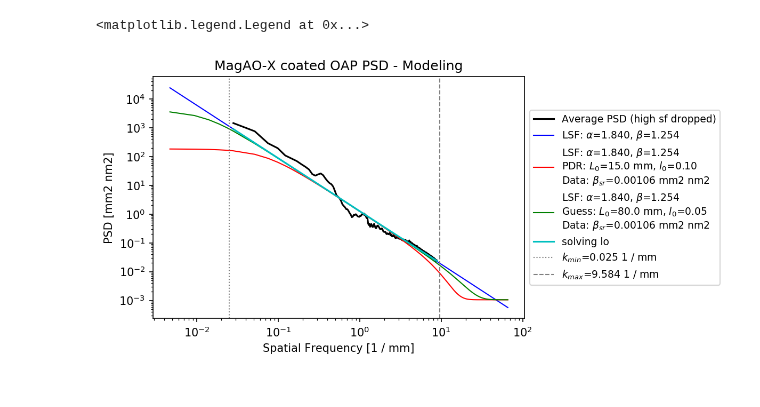
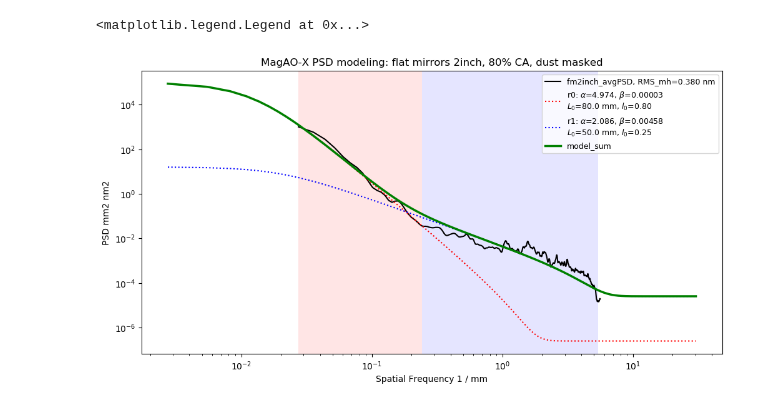
Before and after one commit to magao-x/magaox_poppy, a Jupyter notebook: PSD/PSDmodel_fm_2inch.ipynb, the cells around one changed output. Cells and saved outputs as stored; diff of their text form; code cells hidden in the pictures.

Commit message:
model analysis in regions

```diff
--- a/PSD/PSDmodel_fm_2inch.ipynb
+++ b/PSD/PSDmodel_fm_2inch.ipynb
@@ -36,7 +36,7 @@ display(HTML("<style>.container { width:100% !important; }</style>"))
 psd_parms = {'ca' : 80, # of the 80% CA given
              'ovs': 4096,
              'surf_units': u.micron,
-             'ring_width': 5,
+             'ring_width': 3,
              'diam_ca100': 50*u.mm,
              'kmid_ll': 0.1/u.mm,
              'khigh_ll': 1/u.mm} # useful for PSD
@@ -219,29 +53,46 @@ array([-5.45857637e-06])
-# %%
-psd_lo = model_lo(k=k_range.value,lo=popt[0])
-# check the plots
-plt.figure(dpi=150)
-plt.loglog(k_range, avg_cpsd, 'k', linewidth=1.5, label='Average PSD (high sf dropped)')
-plt.loglog(new_k, p_lsf_ext, 'b', linewidth=1,
-           label='LSF: {0}={1:.3f}, {2}={3:.3f}'.format(r'$\alpha$', la, r'$\beta$', lb.value))
-plt.loglog(new_k, p_full, 'r', linewidth=1,
-           label='LSF: {0}={1:.3f}, {2}={3:.3f}\nPDR: {4}={5}, {6}={7:.2f}\nData: {8}={9:.5f}'.format(r'$\alpha$', la,
-                                                                         r'$\beta$', lb.value,
-                                                                         r'$L_{0}$',L0,
-                                                                         r'$l_{0}$', lo,
-                                                                         r'$\beta_{sr}$', bsr))
-plt.loglog(new_k, p_full_guess, 'g', linewidth=1,
-           label='LSF: {0}={1:.3f}, {2}={3:.3f}\nGuess: {4}={5}, {6}={7:.2f}\nData: {8}={9:.5f}'.format(r'$\alpha$', la,
-                                                                         r'$\beta$', lb.value,
-                                                                         r'$L_{0}$', g_L0,
-                                                                         r'$l_{0}$', g_lo,
-                                                                         r'$\beta_{sr}$', bsr))
-plt.loglog(k_range, psd_lo, 'c', label='solving lo')
-plt.axvline(x=oap[0].k_min.value, color='grey', ls=':', label='{0}={1:.3f}'.format(r'$k_{min}$', oap[0].k_min), linewidth=1)
-plt.axvline(x=oap[0].k_max.value, color='grey', ls='--', label='{0}={1:.3f}'.format(r'$k_{max}$', oap[0].k_max), linewidth=1)
-plt.xlabel('Spatial Frequency [{0}]'.format(oap[0].k_radial.unit))
-plt.ylabel('PSD [{0}]'.format(avg_psd_cal.unit))
-plt.title('MagAO-X coated OAP PSD - Modeling')
-plt.legend(prop={'size':9},loc='center left', bbox_to_anchor=(1, 0.5))
-# %% [output]
-<matplotlib.legend.Legend at 0x...>
-[figure, removed]
+# %%
+i_start = [0, 26]
+           #145]
+i_end = i_start[1:]
+i_end.append(650)
+
+lo = [0.8, 0.25, 0.1]
+L0 = [80*u.mm, 50*u.mm, 1*u.mm]
+rms_sr = [0.005*u.nm, 0.05*u.nm, 0.05*u.nm]
+n_high_k = 1000
+k_min = np.amin(avg_psd.k_radial)
+k_max = np.amax(avg_psd.k_radial)
+mdl_set = []
+for j in range(0, len(i_start)):
+    mdl = psd.model(region_num=j, ind_start=i_start[j], ind_end=i_end[j],
+                k_radial=avg_psd.k_radial, p_radial=avg_psd.psd_radial_cal,
+                k_min=k_min, k_max=k_max)
+    mdl.solve_lsf()
+    mdl.expand_k(delta_k=avg_psd.delta_k, n_high_k=n_high_k)
+    #k_min = np.amin(mdl.k_extend)
+    #k_max = np.amax(mdl.k_extend)
+    mdl.calc_bsr(rms_sr=rms_sr[j])
+    mdl.calc_model_full(L0=L0[j], lo=lo[j], k_range=mdl.k_extend)
+    if j==0: mdl_sum = mdl.model_full
+    else: mdl_sum = mdl_sum + mdl.model_full
+    mdl_set.append(mdl)
+
+alpha_tone = 0.1
+color_list=['r', 'b','y']
+plt.figure(figsize=[12,6], dpi=100)
+plt.loglog(avg_psd.k_radial.value, avg_psd.psd_radial_cal.value, 'k', label='{0}, RMS_mh={1:.3f}'.format(avg_psd.surf_name, avg_psd.rms_mh))
+for j in range(0, len(i_start)):
+    plt.loglog(mdl_set[j].k_extend.value, mdl_set[j].model_full.value, color_list[j]+':', linewidth=1.5,
+               label='r{0}: {1}={2:.3f}, {3}={4:.5f}\n{5}={6:.1f}, {7}={8:.2f}'.format(mdl_set[j].region_num, r'$\alpha$', mdl_set[j].alpha,
+                                                                                       r'$\beta$', mdl_set[j].beta.value,
+                                                                                      r'$L_{0}$',L0[j], r'$l_{0}$', lo[j]))
+    plt.axvspan(avg_psd.k_radial[i_start[j]].value, avg_psd.k_radial[i_end[j]].value,
+                facecolor=color_list[j], alpha=alpha_tone)
+plt.loglog(mdl_set[j].k_extend.value, mdl_sum.value, 'g', linewidth=2.5, label='model_sum')
+plt.xlabel('Spatial Frequency {0}'.format(avg_psd.k_radial.unit))
+plt.ylabel('PSD {0}'.format(avg_psd.psd_radial_cal.unit))
+plt.title('MagAO-X PSD modeling: flat mirrors 2inch, {0}% CA, dust masked'.format(psd_parms['ca']))
+plt.legend(prop={'size':9})#,loc='center left', bbox_to_anchor=(1, 0.5))
+# %% [output]
+<matplotlib.legend.Legend at 0x...>
+[figure, added]
```
Also changed, not shown: parts of 11 cells of this notebook.
